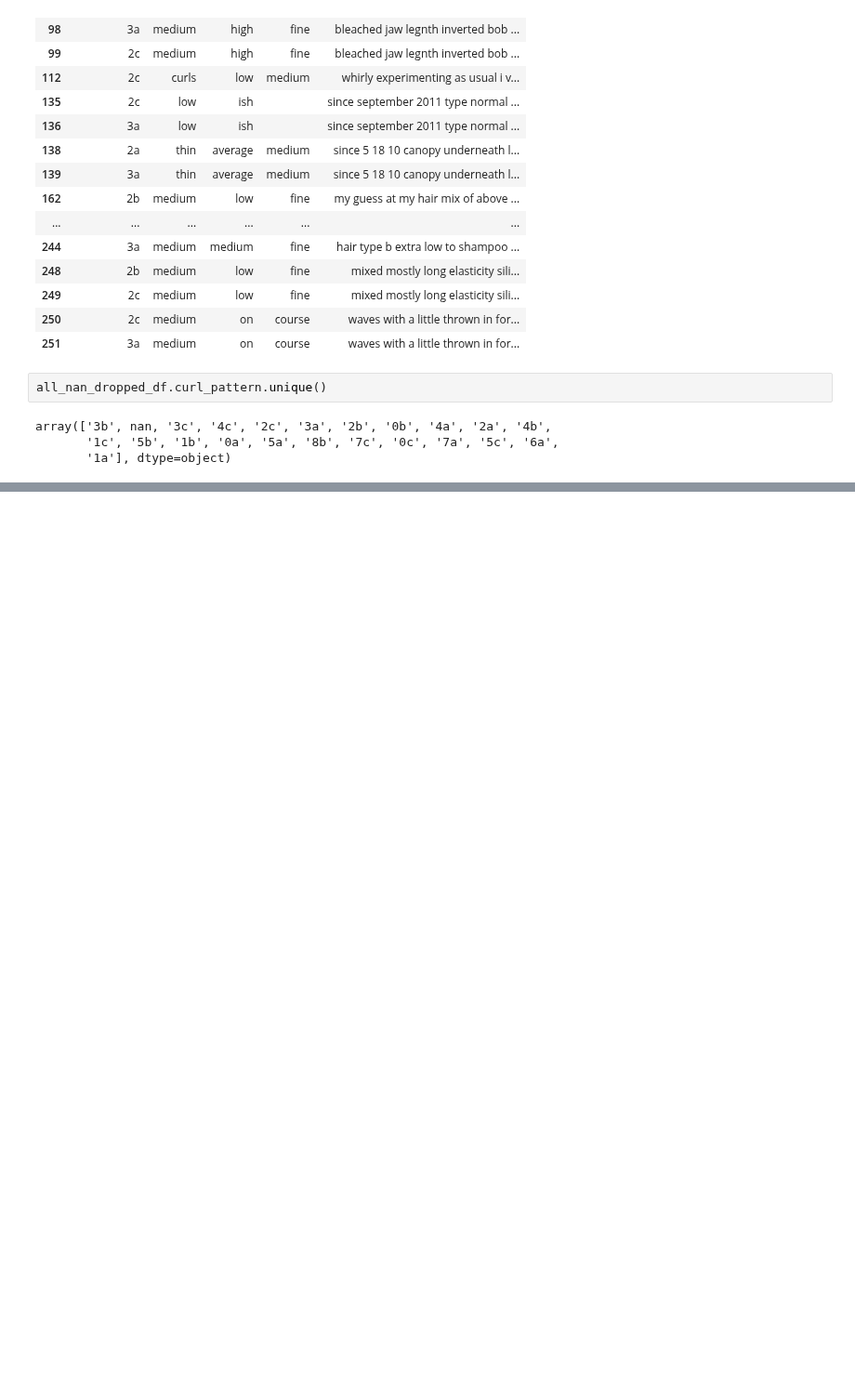
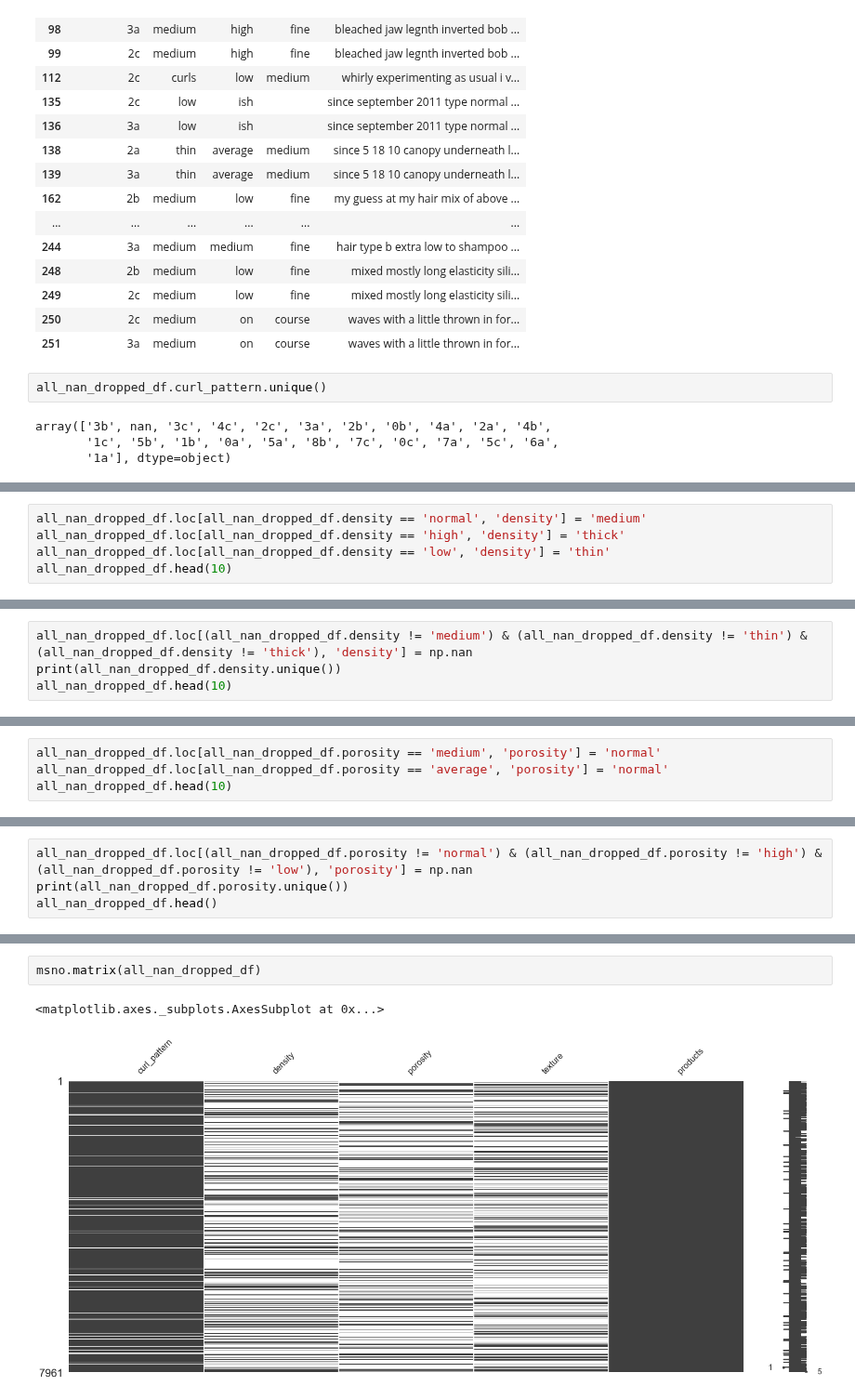
Before and after one commit to 99KHayes/products-for-curlies, a Jupyter notebook: notebooks/02_processing/20190830-kph-full-data-set-processing.ipynb, the cells around one changed output, grey strips where cells are left out. Shown at 93% size. Saved outputs shown, nothing was run; the diff lists cells and outputs as text; blank space fills up the shorter version.

```diff
--- a/notebooks/02_processing/20190830-kph-full-data-set-processing.ipynb
+++ b/notebooks/02_processing/20190830-kph-full-data-set-processing.ipynb
@@ -198,0 +253,5 @@ all_nan_dropped_df.head()
+# %%
+all_nan_dropped_df.loc[all_nan_dropped_df.density == 'normal', 'density'] = 'medium'
+all_nan_dropped_df.loc[all_nan_dropped_df.density == 'high', 'density'] = 'thick'
+all_nan_dropped_df.loc[all_nan_dropped_df.density == 'low', 'density'] = 'thin'
+all_nan_dropped_df.head(10)
@@ -198,0 +270,4 @@ all_nan_dropped_df.head()
+# %%
+all_nan_dropped_df.loc[(all_nan_dropped_df.density != 'medium') & (all_nan_dropped_df.density != 'thin') & (all_nan_dropped_df.density != 'thick'), 'density'] = np.nan
+print(all_nan_dropped_df.density.unique())
+all_nan_dropped_df.head(10)
@@ -198,0 +308,4 @@ all_nan_dropped_df.head()
+# %%
+all_nan_dropped_df.loc[all_nan_dropped_df.porosity == 'medium', 'porosity'] = 'normal'
+all_nan_dropped_df.loc[all_nan_dropped_df.porosity == 'average', 'porosity'] = 'normal'
+all_nan_dropped_df.head(10)
@@ -198,0 +324,4 @@ all_nan_dropped_df.head()
+# %%
+all_nan_dropped_df.loc[(all_nan_dropped_df.porosity != 'normal') & (all_nan_dropped_df.porosity != 'high') & (all_nan_dropped_df.porosity != 'low'), 'porosity'] = np.nan
+print(all_nan_dropped_df.porosity.unique())
+all_nan_dropped_df.head()
@@ -198,0 +336,5 @@ all_nan_dropped_df.head()
+# %%
+msno.matrix(all_nan_dropped_df)
+# %% [output]
+<matplotlib.axes._subplots.AxesSubplot at 0x...>
+[figure, added]
```
Also changed, not shown: parts of 15 cells of this notebook.
